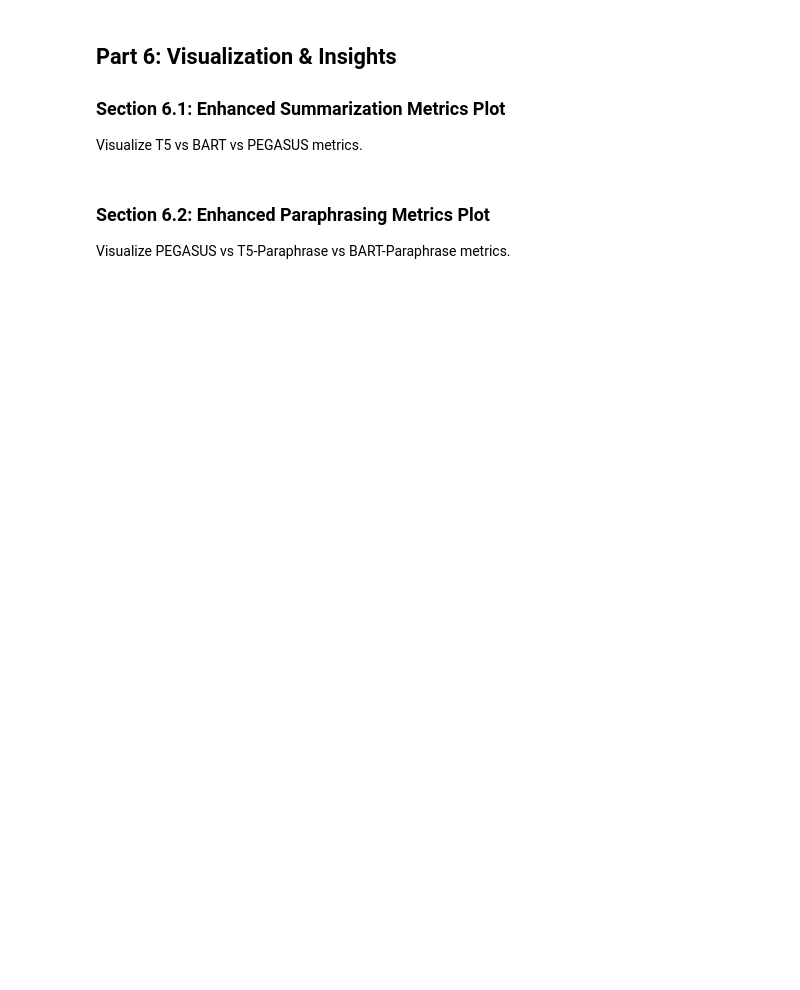
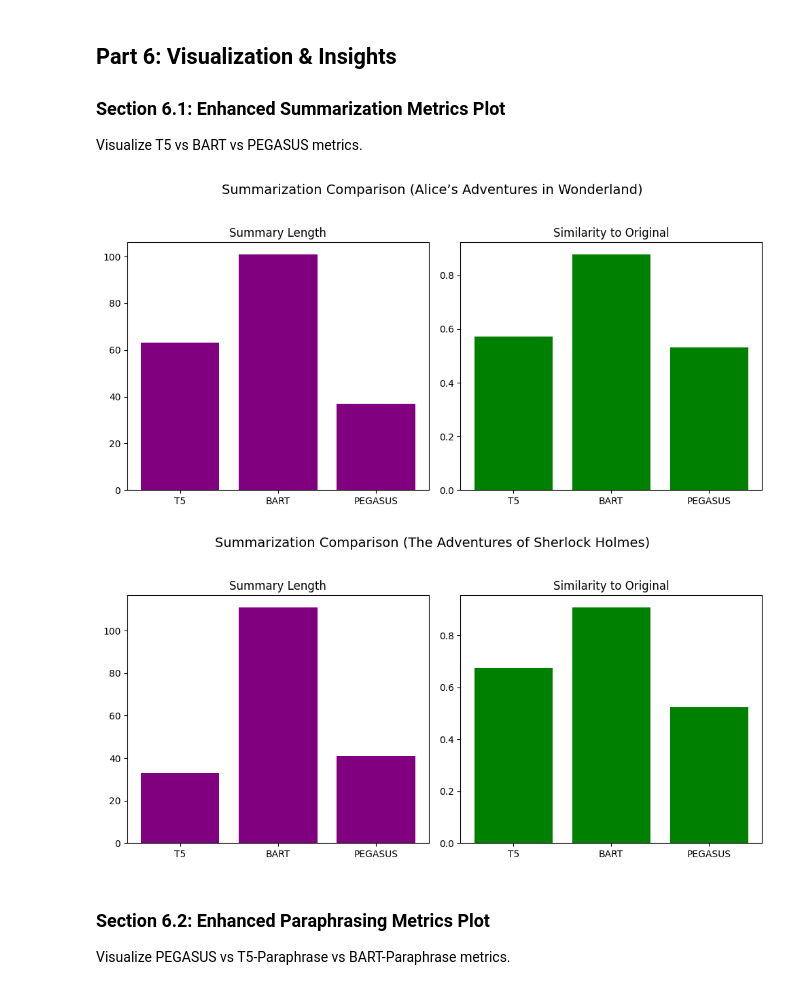
Before and after one commit to Jaagruthi-Musinada/Infosys_Springboard, a Jupyter notebook: Milestone-1/Code/Code(Milestone_1).ipynb, the cells around one changed output. Drawn from its saved outputs; the diff is of its cells as text; code cells hidden in the pictures; blank space fills up the shorter version.

```diff
--- a/Milestone-1/Code/Code(Milestone_1).ipynb
+++ b/Milestone-1/Code/Code(Milestone_1).ipynb
@@ -725,28 +974,31 @@ Visualize T5 vs BART vs PEGASUS metrics.
 # %%
 def plot_enhanced_summarization_comparison(metrics, title="Summarization Comparison"):
     """Plot enhanced metrics for summarization models."""
     fig, (ax1, ax2) = plt.subplots(1, 2, figsize=(10, 5))
 
     # Length
     ax1.bar(['T5', 'BART', 'PEGASUS'],
             [metrics['t5']['length'], metrics['bart']['length'], metrics['pegasus']['length']],
-            color='gold')
+            color='purple')
     ax1.set_title('Summary Length')
 
     # Similarity to Original
     ax2.bar(['T5', 'BART', 'PEGASUS'],
             [metrics['t5']['sim_to_original'],
              metrics['bart']['sim_to_original'],
              metrics['pegasus']['sim_to_original']],
-            color='lightcoral')
+            color='green')
     ax2.set_title('Similarity to Original')
 
     plt.suptitle(title, fontsize=14)
     plt.tight_layout(rect=[0, 0, 1, 0.95])
     plt.show()
 
 plot_enhanced_summarization_comparison(comparison_first, title="Summarization Comparison (Alice’s Adventures in Wonderland)")
 plot_enhanced_summarization_comparison(comparison_second, title="Summarization Comparison (The Adventures of Sherlock Holmes)")
+# %% [output]
+[figure, added]
+[figure, added]
 # %% [markdown]
 ### Section 6.2: Enhanced Paraphrasing Metrics Plot
 Visualize PEGASUS vs T5-Paraphrase vs BART-Paraphrase metrics.
```
Also changed, not shown: parts of 28 cells of this notebook.
